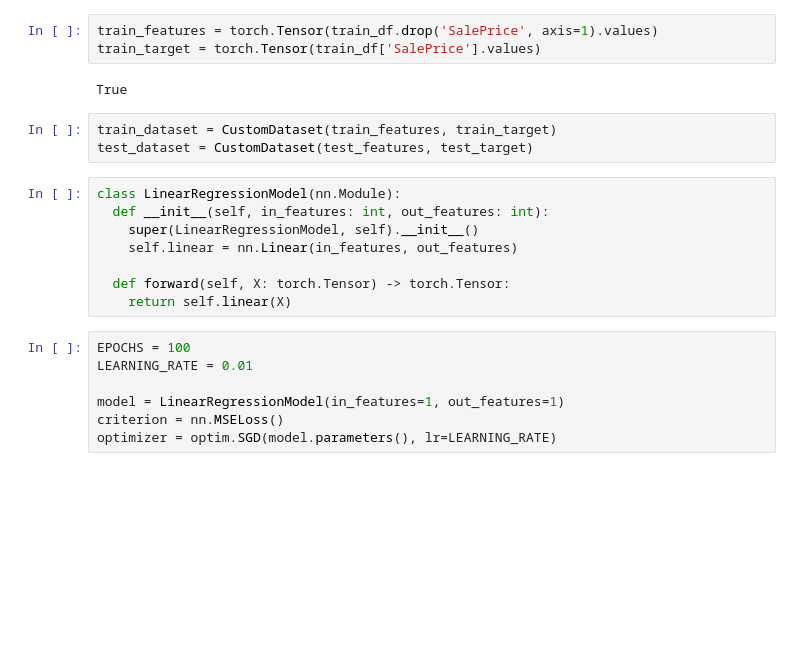
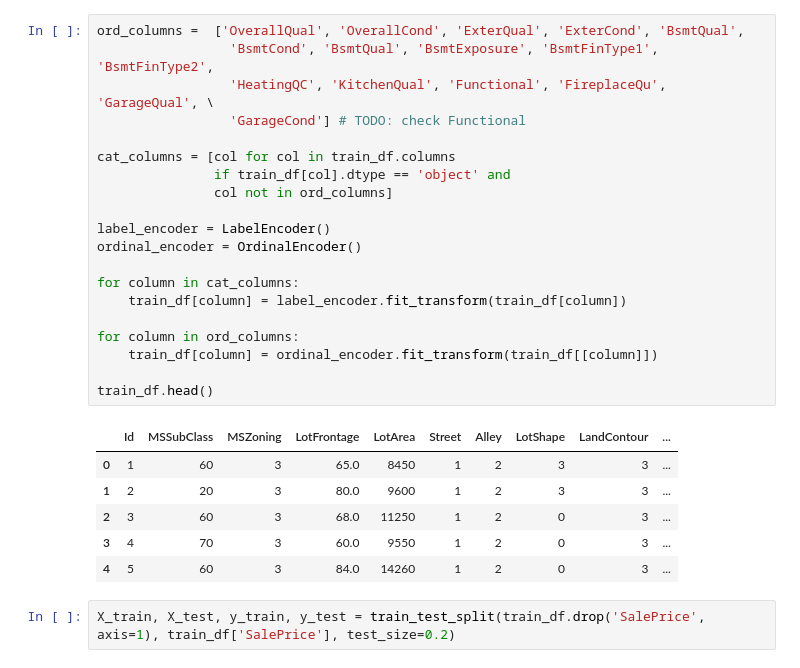
Before and after one commit to jasonwj96/kaggle-projects, a Jupyter notebook: house-prices-advanced-regression-techniques.ipynb, the cells around one changed output. Saved outputs shown, nothing was run; the diff lists cells and outputs as text; blank space fills up the shorter version.

```diff
--- a/house-prices-advanced-regression-techniques.ipynb
+++ b/house-prices-advanced-regression-techniques.ipynb
@@ -91,23 +73,29 @@ missing_data.head(10)
+# %%
+ord_columns =  ['OverallQual', 'OverallCond', 'ExterQual', 'ExterCond', 'BsmtQual',
+                 'BsmtCond', 'BsmtQual', 'BsmtExposure', 'BsmtFinType1', 'BsmtFinType2',
+                 'HeatingQC', 'KitchenQual', 'Functional', 'FireplaceQu', 'GarageQual', \
+                 'GarageCond'] # TODO: check Functional
+
+cat_columns = [col for col in train_df.columns
+               if train_df[col].dtype == 'object' and
+               col not in ord_columns]
+
+label_encoder = LabelEncoder()
+ordinal_encoder = OrdinalEncoder()
+
+for column in cat_columns:
+    train_df[column] = label_encoder.fit_transform(train_df[column])
+
+for column in ord_columns:
+    train_df[column] = ordinal_encoder.fit_transform(train_df[[column]])
+
+train_df.head()
+# %% [output]
+|  | Id | MSSubClass | MSZoning | LotFrontage | LotArea | Street | Alley | LotShape | LandContour | ... |
+| 0 | 1 | 60 | 3 | 65.0 | 8450 | 1 | 2 | 3 | 3 | ... |
+| 1 | 2 | 20 | 3 | 80.0 | 9600 | 1 | 2 | 3 | 3 | ... |
+| 2 | 3 | 60 | 3 | 68.0 | 11250 | 1 | 2 | 0 | 3 | ... |
+| 3 | 4 | 70 | 3 | 60.0 | 9550 | 1 | 2 | 0 | 3 | ... |
+| 4 | 5 | 60 | 3 | 84.0 | 14260 | 1 | 2 | 0 | 3 | ... |
 # %%
-train_features = torch.Tensor(train_df.drop('SalePrice', axis=1).values)
-train_target = torch.Tensor(train_df['SalePrice'].values)
+X_train, X_test, y_train, y_test = train_test_split(train_df.drop('SalePrice', axis=1), train_df['SalePrice'], test_size=0.2)
-# %% [output]
-True
-# %%
-train_dataset = CustomDataset(train_features, train_target)
-test_dataset = CustomDataset(test_features, test_target)
-# %%
-class LinearRegressionModel(nn.Module):
-  def __init__(self, in_features: int, out_features: int):
-    super(LinearRegressionModel, self).__init__()
-    self.linear = nn.Linear(in_features, out_features)
-
-  def forward(self, X: torch.Tensor) -> torch.Tensor:
-    return self.linear(X)
-# %%
-EPOCHS = 100
-LEARNING_RATE = 0.01
-
-model = LinearRegressionModel(in_features=1, out_features=1)
-criterion = nn.MSELoss()
-optimizer = optim.SGD(model.parameters(), lr=LEARNING_RATE)
```
Also changed, not shown: parts of 12 cells of this notebook.
